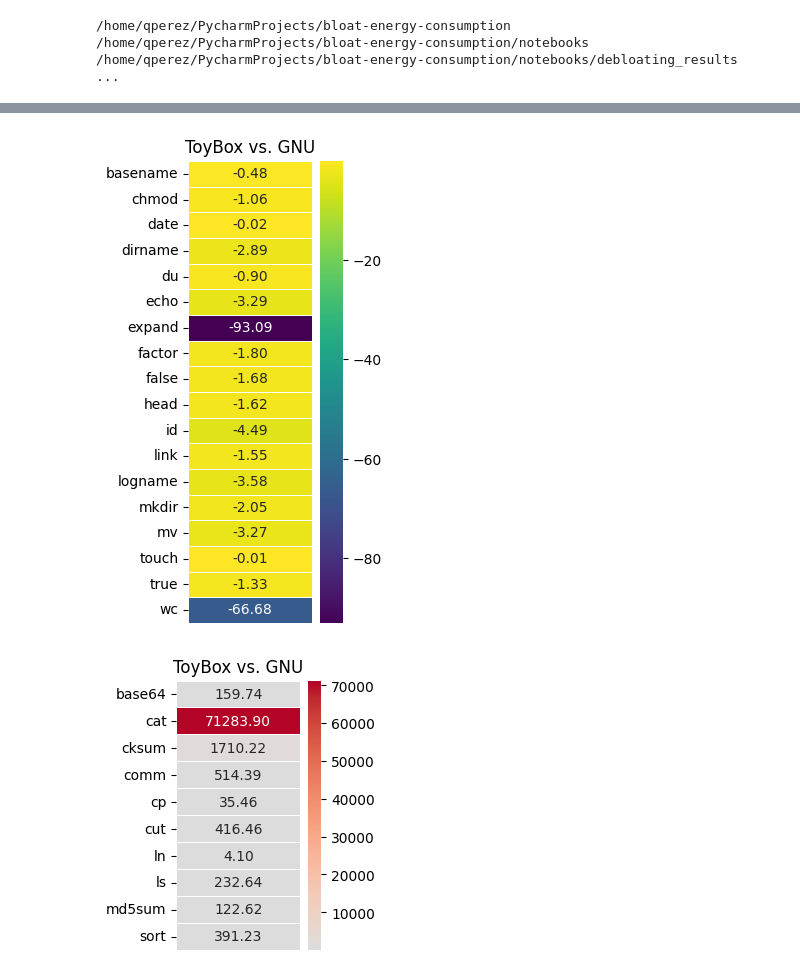
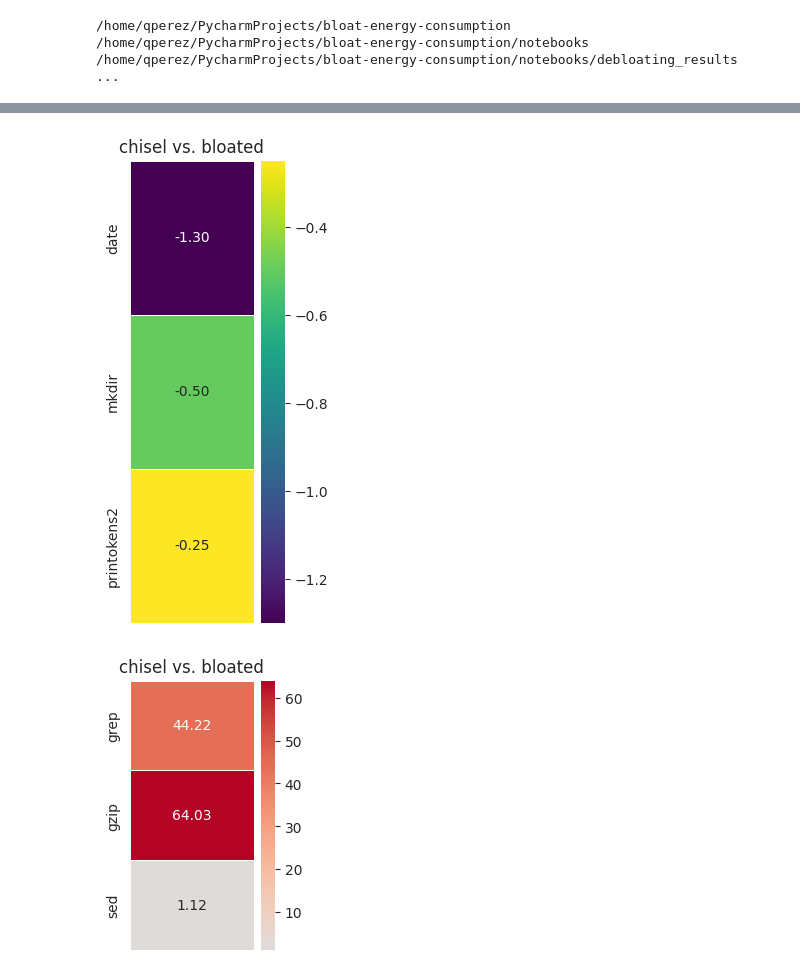
Before and after one commit to ternava/bloat-energy-consumption, a Jupyter notebook: notebooks/create_charts_debloating.ipynb, the cells around one changed output, grey strips where cells are left out. Drawn from its saved outputs; the diff is of its cells as text; code cells hidden in the pictures.

Commit message:
Charts for each debloated versions VS bloated (neg and pos diff)

```diff
--- a/notebooks/create_charts_debloating.ipynb
+++ b/notebooks/create_charts_debloating.ipynb
@@ -133,39 +172,39 @@ Utilities   Program      BusyBox           GNU  Change
 # %%
 import pandas as pd
 import seaborn as sns
 import matplotlib.pyplot as plt
 
 # Read the CSV file into a pandas DataFrame
-data = os.path.join(results_dir, "negative_percentages_ToyBox.csv")
+data = os.path.join(results_dir, "negative_percentages_chisel.csv")
 df = pd.read_csv(data, delimiter=';')
 
-# Remove 'GNU' and 'ToyBox' columns
-df.drop(columns=['GNU', 'ToyBox'], inplace=True)
+# Remove 'bloated' and 'chisel' columns
+df.drop(columns=['bloated', 'chisel'], inplace=True)
 
 # Set the Program column as the index
 df.set_index('Program', inplace=True)
 
 # Create the cluster heatmap using seaborn
 plt.figure(figsize=(2, 6))
 ax = sns.heatmap(df, annot=True, cmap='viridis', fmt=".2f", linewidths=0.5)
-plt.title('ToyBox vs. GNU')
+plt.title('chisel vs. bloated')
 plt.xlabel('')
 plt.ylabel('')
 ax.set_xticks([])
 plt.show()
 # %% [output]
-[figure, old version]
+[figure, new version]
 # %%
 import pandas as pd
 import seaborn as sns
 import matplotlib.pyplot as plt
 
 # Read the CSV file into a pandas DataFrame
-data = os.path.join(results_dir, "positive_percentages_ToyBox.csv")
+data = os.path.join(results_dir, "positive_percentages_chisel.csv")
 df = pd.read_csv(data, delimiter=';')
 
-# Remove 'GNU' and 'ToyBox' columns
-df.drop(columns=['GNU', 'ToyBox'], inplace=True)
+# Remove 'bloated' and 'chisel' columns
+df.drop(columns=['bloated', 'chisel'], inplace=True)
 
 # Set the Program column as the index
 df.set_index('Program', inplace=True)
@@ -173,13 +212,13 @@ df.set_index('Program', inplace=True)
 # Create the cluster heatmap using seaborn
 plt.figure(figsize=(2, 3.5))
 ax = sns.heatmap(df, annot=True, cmap='coolwarm', center=0, fmt=".2f", linewidths=0.5)
-plt.title('ToyBox vs. GNU')
+plt.title('chisel vs. bloated')
 plt.xlabel('')
 plt.ylabel('')
 ax.set_xticks([])
 plt.show()
 # %% [output]
-[figure, old version]
+[figure, new version]
 # %%
 import pandas as pd
 import seaborn as sns
```
Also changed, not shown: parts of 8 cells of this notebook.
